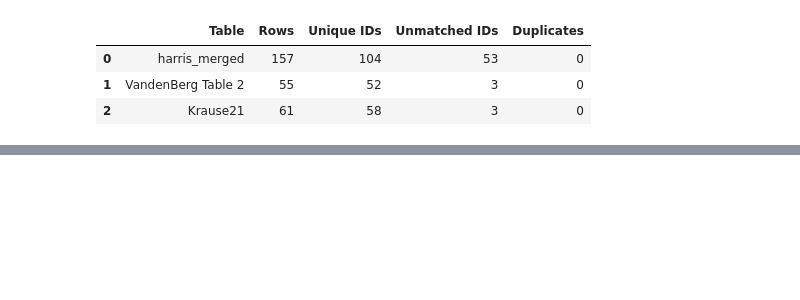
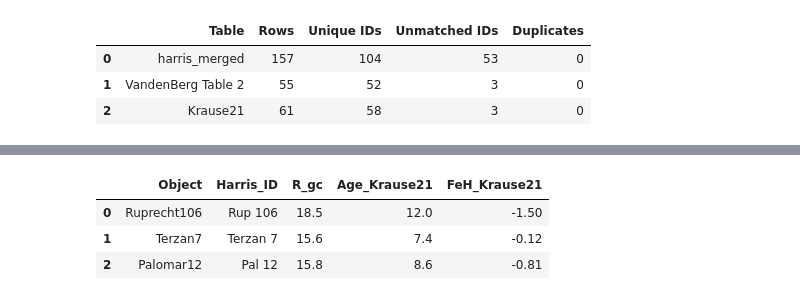
Before and after one commit to FeymanMCSQ/PHYS3116-Computational-Assignment, a Jupyter notebook: Daniel's Folder/mergerCode.ipynb, the cells around one changed output, grey strips where cells are left out. Drawn from its saved outputs; the diff is of its cells as text; code cells hidden in the pictures; blank space fills up the shorter version.

```diff
--- a/Daniel's Folder/mergerCode.ipynb
+++ b/Daniel's Folder/mergerCode.ipynb
@@ -210,0 +253,19 @@ lookup = {'Arp21': 'Arp 2', 'Ter8': 'Terzan 8', 'Pal12': 'Pal 12', 'Palomar12' :
+# %%
+# Checking the 3 unmatched IDs in Krause21 against the Harris table. These are probably matched by name and need to be checked.
+lookup = {'Arp21': 'Arp 2',             # probable: matched by name and needs to be checked
+          'Ter8': 'Terzan 8',
+          'Pal12': 'Pal 12',
+          'Palomar12' : 'Pal 12',
+          'Ruprecht106' : 'Rup 106',
+          'Terzan7' : 'Terzan 7'}
+
+krause_name_only = Krause21[Krause21['NGC_number'].isna()].copy()
+krause_name_only['Harris_ID'] = krause_name_only['Object'].map(lookup)
+
+checked = pd.merge(krause_name_only, harris_merged[['ID', 'R_gc']], left_on = 'Harris_ID', right_on = 'ID', how='left')
+display(checked[['Object', 'Harris_ID', 'R_gc', 'Age_Krause21', 'FeH_Krause21']])
+# %% [output]
+|  | Object | Harris_ID | R_gc | Age_Krause21 | FeH_Krause21 |
+| 0 | Ruprecht106 | Rup 106 | 18.5 | 12.0 | -1.50 |
+| 1 | Terzan7 | Terzan 7 | 15.6 | 7.4 | -0.12 |
+| 2 | Palomar12 | Pal 12 | 15.8 | 8.6 | -0.81 |
```
Also changed, not shown: parts of 4 cells of this notebook.
